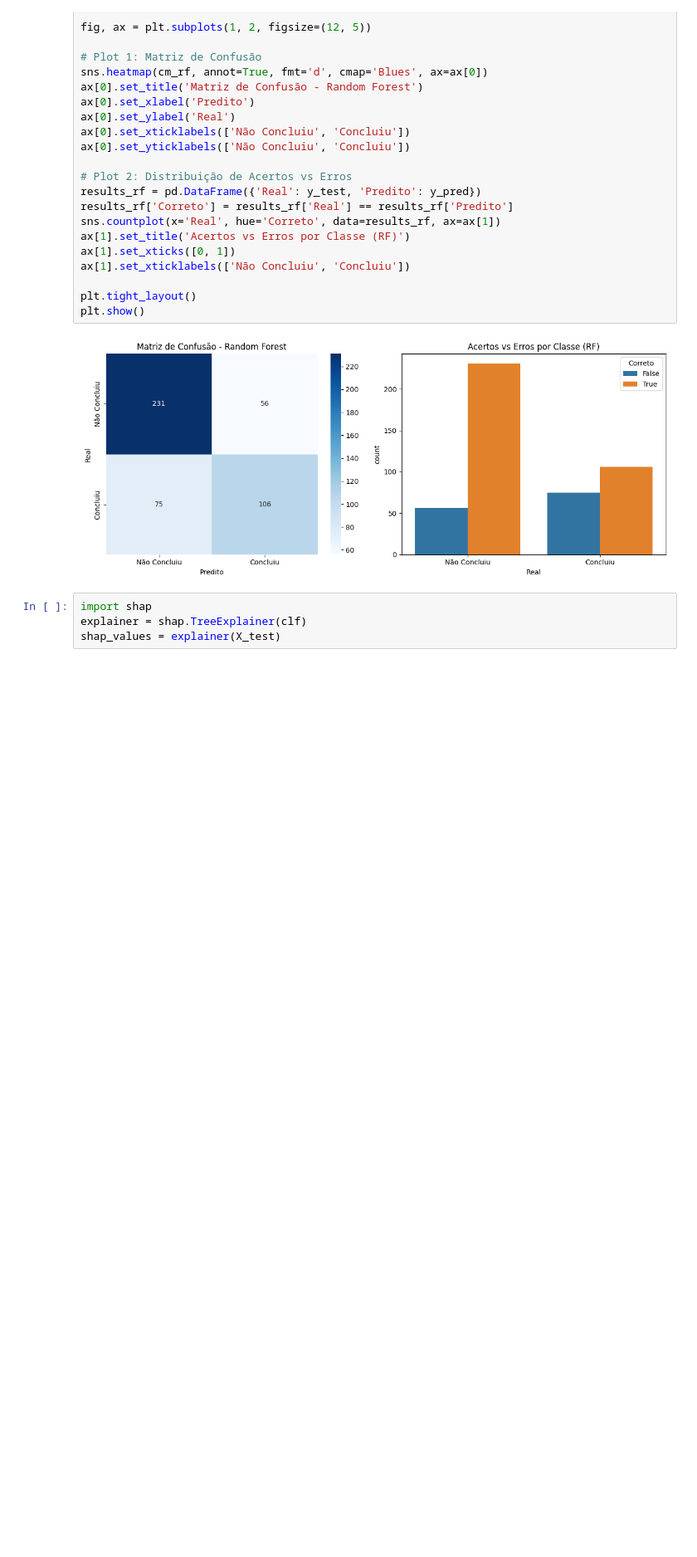
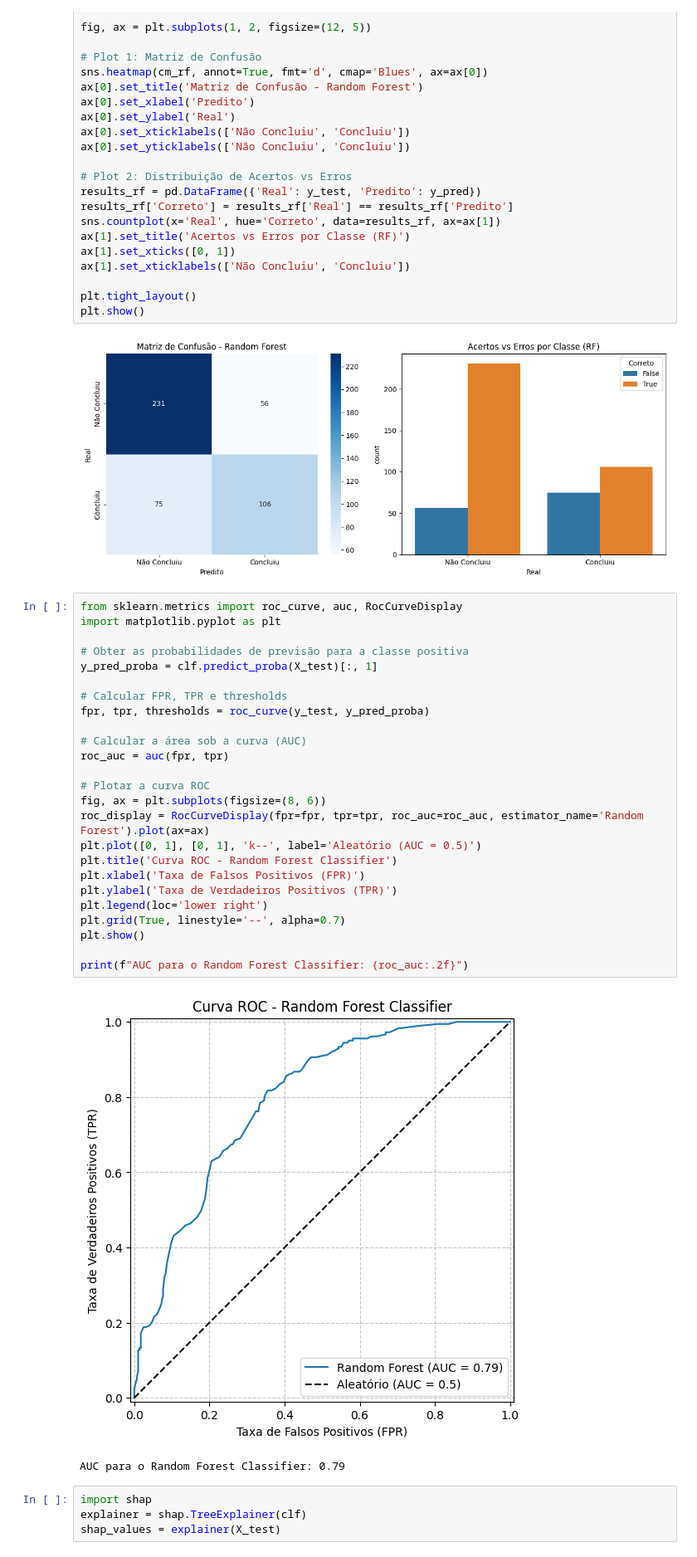
Before and after one commit to celeron550/Dataset-Alunos-ECT, a Jupyter notebook: notebooks/exemplo_treinamento.ipynb, the cells around one changed output. Shown at 83% size. Drawn from its saved outputs; the diff is of its cells as text; blank space fills up the shorter version.

```diff
--- a/notebooks/exemplo_treinamento.ipynb
+++ b/notebooks/exemplo_treinamento.ipynb
@@ -140,6 +146,34 @@ plt.tight_layout()
 plt.show()
 # %% [output]
 [figure]
+# %%
+from sklearn.metrics import roc_curve, auc, RocCurveDisplay
+import matplotlib.pyplot as plt
+
+# Obter as probabilidades de previsão para a classe positiva
+y_pred_proba = clf.predict_proba(X_test)[:, 1]
+
+# Calcular FPR, TPR e thresholds
+fpr, tpr, thresholds = roc_curve(y_test, y_pred_proba)
+
+# Calcular a área sob a curva (AUC)
+roc_auc = auc(fpr, tpr)
+
+# Plotar a curva ROC
+fig, ax = plt.subplots(figsize=(8, 6))
+roc_display = RocCurveDisplay(fpr=fpr, tpr=tpr, roc_auc=roc_auc, estimator_name='Random Forest').plot(ax=ax)
+plt.plot([0, 1], [0, 1], 'k--', label='Aleatório (AUC = 0.5)')
+plt.title('Curva ROC - Random Forest Classifier')
+plt.xlabel('Taxa de Falsos Positivos (FPR)')
+plt.ylabel('Taxa de Verdadeiros Positivos (TPR)')
+plt.legend(loc='lower right')
+plt.grid(True, linestyle='--', alpha=0.7)
+plt.show()
+
+print(f"AUC para o Random Forest Classifier: {roc_auc:.2f}")
+# %% [output]
+[figure, added]
+AUC para o Random Forest Classifier: 0.79
 # %%
 import shap
 explainer = shap.TreeExplainer(clf)
```
Also changed, not shown: parts of 8 cells of this notebook, 2 other files.
